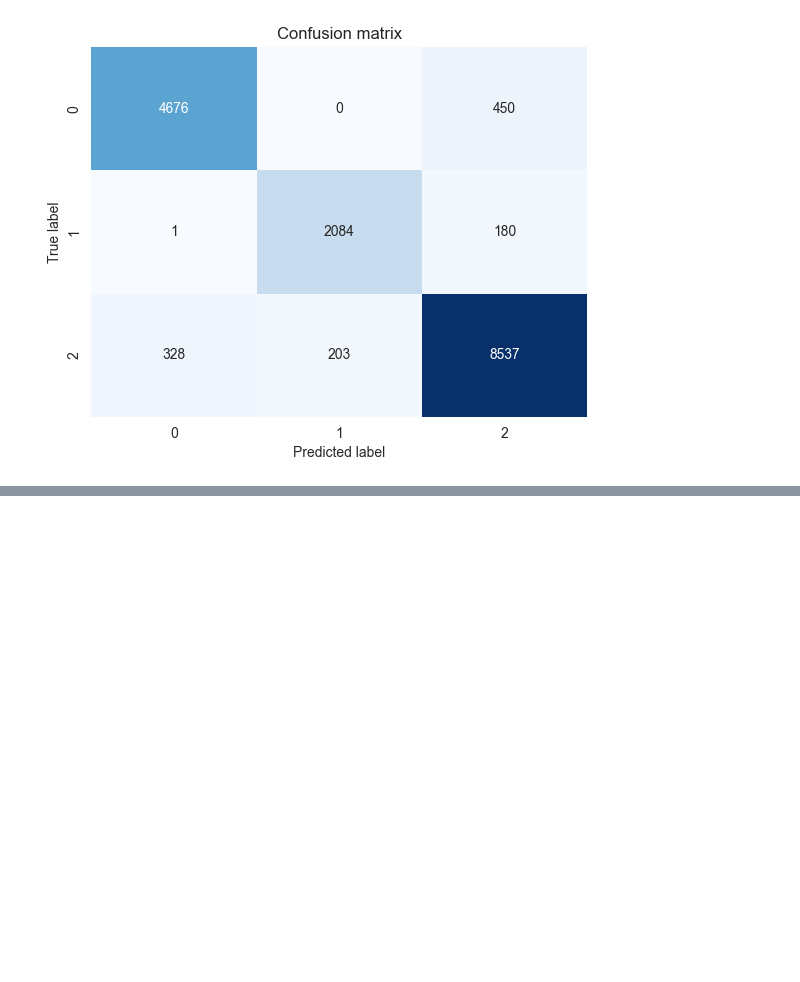
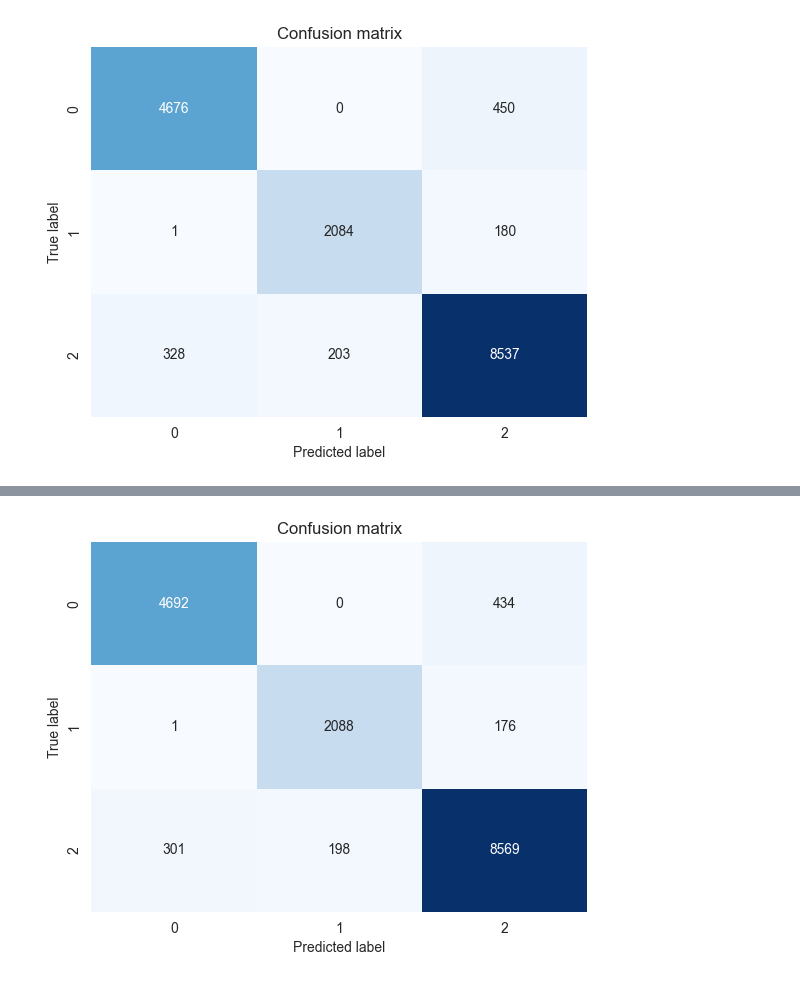
Before and after one commit to zurfil/DataSciencePortfolio, a Jupyter notebook: FIFA/classification.ipynb, the cells around one changed output, grey strips where cells are left out. Cells and saved outputs as stored; diff of their text form; code cells hidden in the pictures; blank space fills up the shorter version.

```diff
--- a/FIFA/classification.ipynb
+++ b/FIFA/classification.ipynb
@@ -139,0 +197,8 @@ plt.show();
+# %%
+y_pred = best_rfc.predict(X_pred)
+
+best_rfc_accuracy = accuracy_score(labels, y_pred)
+print(f"Accuracy: {best_rfc_accuracy: .2f}")
+
+print("Classification report:")
+print(classification_report(labels, y_pred))
@@ -139,0 +217,9 @@ plt.show();
+# %%
+conf_matrix = confusion_matrix(labels, y_pred)
+sns.heatmap(conf_matrix, annot=True, fmt="d", cmap="Blues", cbar=False)
+plt.xlabel("Predicted label")
+plt.ylabel("True label")
+plt.title("Confusion matrix")
+plt.show();
+# %% [output]
+[figure, added]
```
Also changed, not shown: parts of 6 cells of this notebook.
